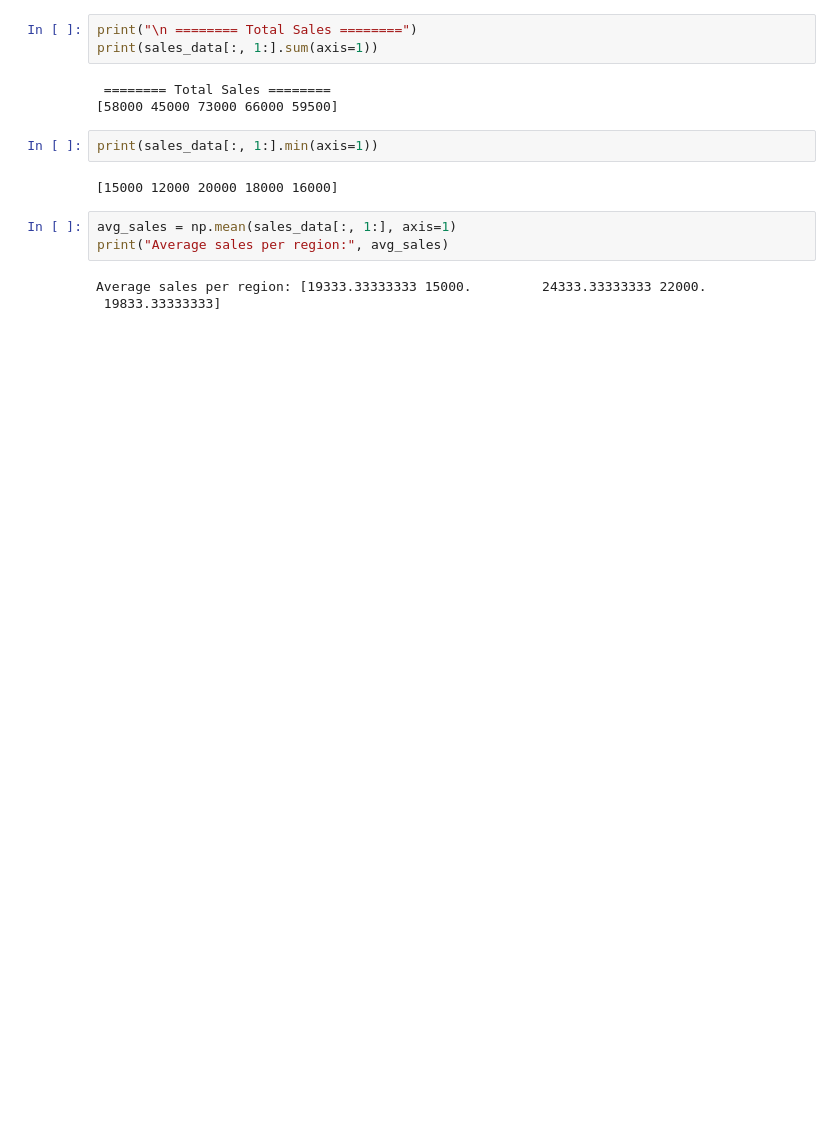
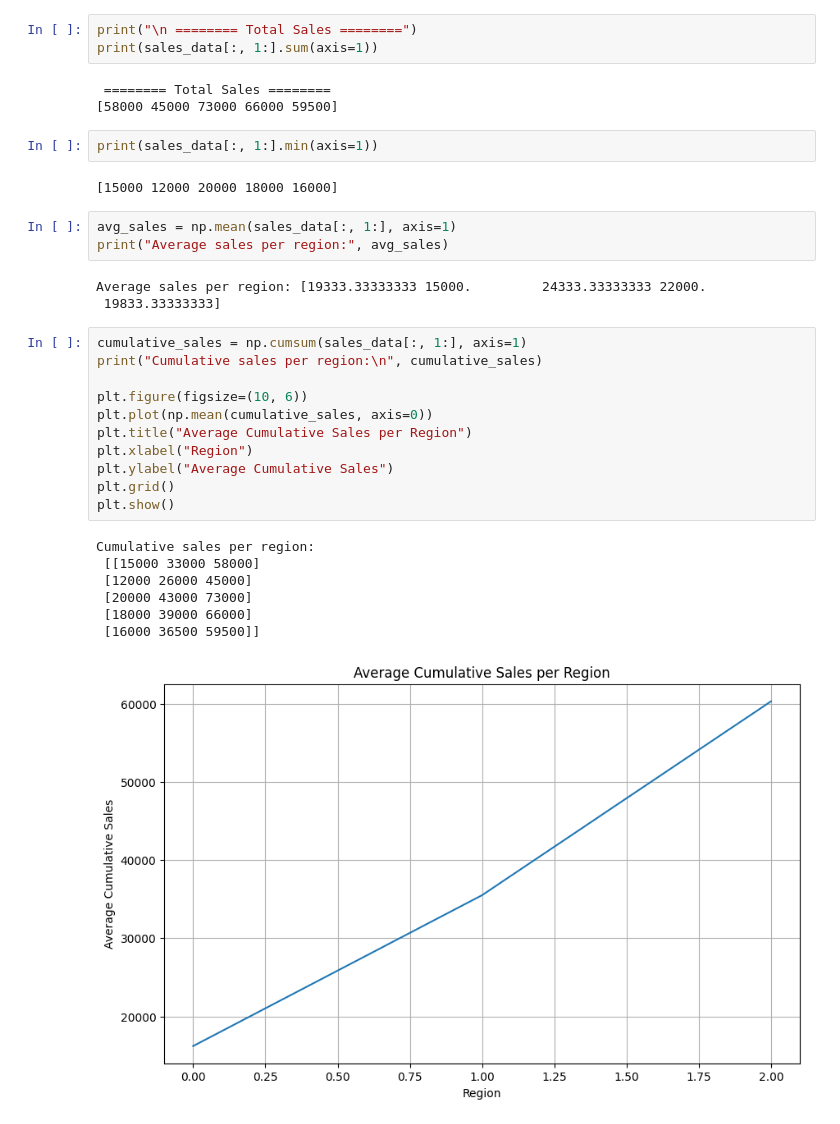
Before and after one commit to Raj4478/jupiter, a Jupyter notebook: phase-3.ipynb, the cells around one changed output. Drawn from its saved outputs; the diff is of its cells as text; blank space fills up the shorter version.

```diff
--- a/phase-3.ipynb
+++ b/phase-3.ipynb
@@ -33,3 +33,22 @@ print("Average sales per region:", avg_sales)
 # %% [output]
 Average sales per region: [19333.33333333 15000.         24333.33333333 22000.
  19833.33333333]
+# %%
+cumulative_sales = np.cumsum(sales_data[:, 1:], axis=1)
+print("Cumulative sales per region:\n", cumulative_sales)
+
+plt.figure(figsize=(10, 6))
+plt.plot(np.mean(cumulative_sales, axis=0))
+plt.title("Average Cumulative Sales per Region")
+plt.xlabel("Region")
+plt.ylabel("Average Cumulative Sales")
+plt.grid()
+plt.show()
+# %% [output]
+Cumulative sales per region:
+ [[15000 33000 58000]
+ [12000 26000 45000]
+ [20000 43000 73000]
+ [18000 39000 66000]
+ [16000 36500 59500]]
+[figure, added]
```
Also changed, not shown: parts of 2 cells of this notebook.
